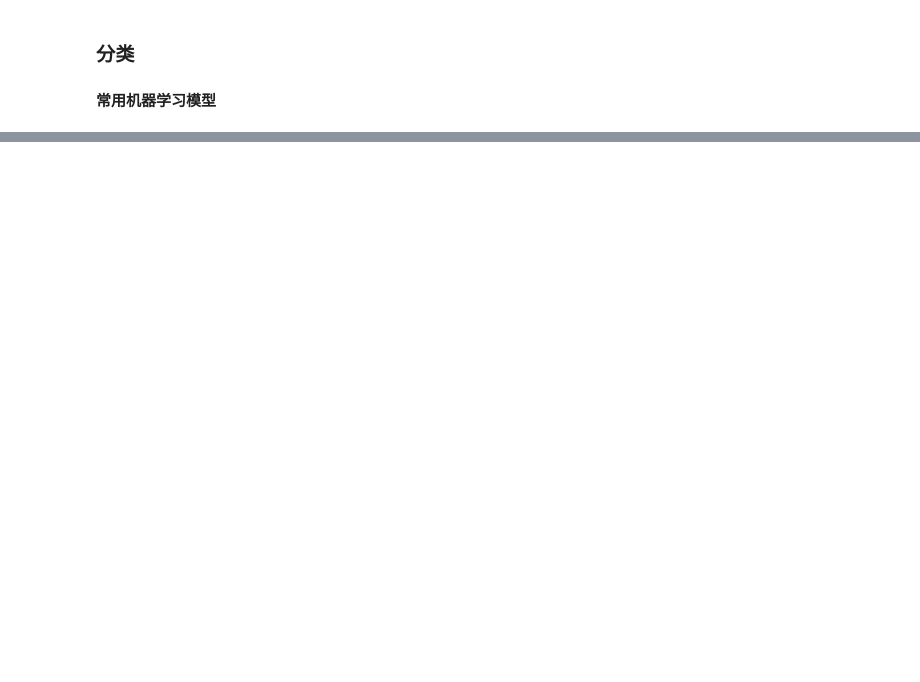
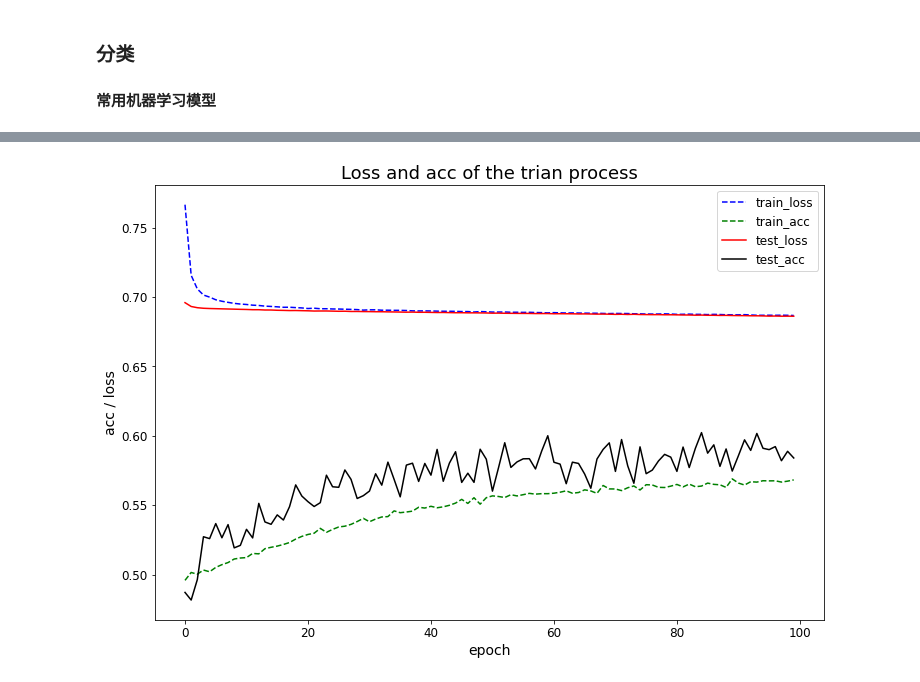
Before and after one commit to 1751118/myMusicReSystem, a Jupyter notebook: classify_analyse.ipynb, the cells around one changed output, grey strips where cells are left out. Drawn from its saved outputs; the diff is of its cells as text; code cells hidden in the pictures; blank space fills up the shorter version.

```diff
--- a/classify_analyse.ipynb
+++ b/classify_analyse.ipynb
@@ -499,17 +381,18 @@ from sklearn.ensemble import RandomForestClassifier
 
 # 参数网格
 param_grid_lr = {
-    'n_estimators': [10, 50, 100],
-    'max_features': ['auto', 'sqrt', 'log2'],
+    'n_estimators': [50, 100, 200],
+    'max_features': ['sqrt', 'log2'],
     'max_depth': [10, 20, 40],
-    'min_samples_split': [2, 5, 10]
+    'min_samples_split': [5, 10],
+    'criterion': ['gini', 'entropy']
 }
 
 # 创建模型
 rf = RandomForestClassifier(random_state=42)
 
 # 创建 GridSearchCV 对象
-grid_search_lr = GridSearchCV(estimator=rf, param_grid=param_grid_lr, cv=5, scoring='accuracy', verbose=2, n_jobs=-1)
+grid_search_lr = GridSearchCV(estimator=rf, param_grid=param_grid_lr, cv=2, scoring='accuracy', verbose=2, n_jobs=-1)
 
 # 加载数据
 grid_search_lr.fit(X, y)
@@ -703,0 +605,26 @@ KeyboardInterrupt:
+# %%
+import torch
+from torch import nn
+from d2l import torch as d2l
+from sklearn.model_selection import train_test_split
+import matplotlib.pyplot as plt
+from torch.utils.data import TensorDataset, DataLoader
+
+d2l.plt.rcParams['figure.figsize'] = (20, 12)
+
+X_tensor = torch.tensor(X, dtype=torch.float32)
+# 转换标签数据类型
+y_tensor = torch.tensor(y, dtype=torch.long)  # 确保y是正确的形状
+
+X_train, X_test, y_train, y_test = train_test_split(X_tensor, y_tensor, test_size=0.2, random_state=42, stratify=y)
+
+train_data = TensorDataset(X_train, y_train)
+test_data = TensorDataset(X_test, y_test)
+
+# DataLoader
+batch_size = 64
+train_loader = DataLoader(train_data, batch_size=batch_size, shuffle=True)
+test_loader = DataLoader(test_data, batch_size=batch_size, shuffle=True)
+
+lr, num_epochs = 0.01, 50
+d2l.train_ch6(model, train_loader, test_loader, num_epochs, lr, d2l.try_gpu())
@@ -704,12 +635,22 @@ KeyboardInterrupt:
 # %%
 import matplotlib.pyplot as plt
-plt.figure(figsize=(12, 8))
+# 设置全局图表大小
+plt.rc('figure', figsize=(12, 8))
+plt.rc('axes', titlesize=18)  # 设置轴标题的字体大小
+plt.rc('axes', labelsize=14)  # 设置轴标签的字体大小
+plt.rc('xtick', labelsize=12)  # 设置x轴刻度标签的字体大小
+plt.rc('ytick', labelsize=12)  # 设置y轴刻度标签的字体大小
+plt.rc('legend', fontsize=12)  # 设置图例的字体大小
+
+plt.figure()
 plt.title('Loss and acc of the trian process')
 plt.plot(range(epochs), train_loss, 'b--', label='train_loss')
 plt.plot(range(epochs), [x / 100 for x in train_acc], 'g--', label = 'train_acc')
 plt.plot(range(epochs), test_loss, 'r', label = 'test_loss')
 plt.plot(range(epochs), [x / 100 for x in test_acc], 'black', label = 'test_acc')
 plt.xlabel('epoch')
 plt.ylabel('acc / loss')
 plt.legend(loc='best')
 plt.show()
+# %% [output]
+[figure, added]
```
Also changed, not shown: parts of 23 cells of this notebook, 6 other files.
